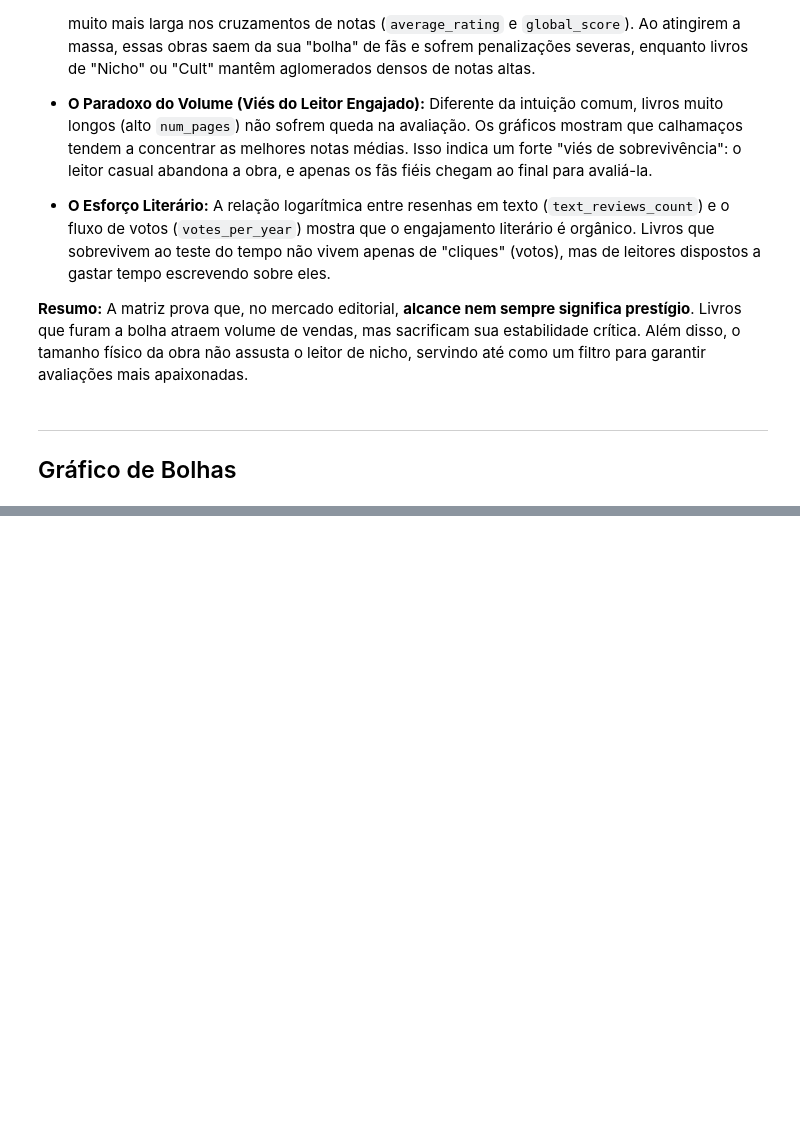
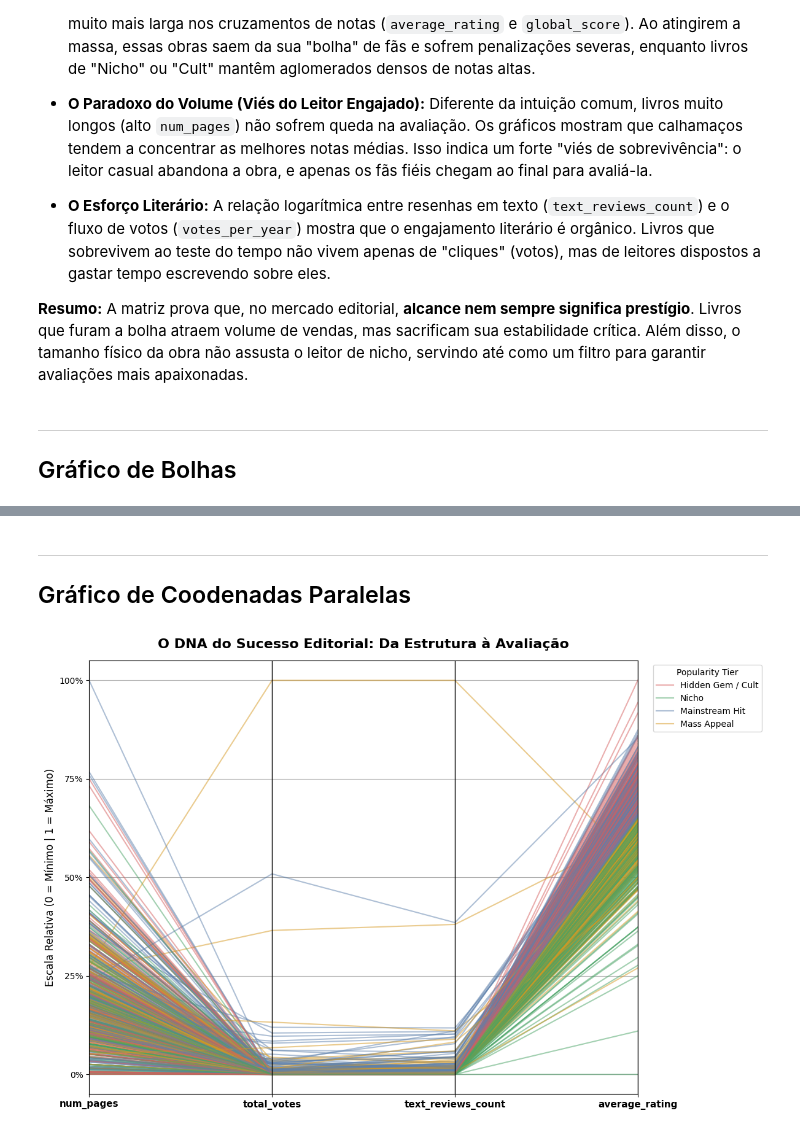
Before and after one commit to AleCecilio/entertainment_industry_performance_analysis, a Jupyter notebook: notebooks/11_eda_multivariada_books.ipynb, the cells around one changed output, grey strips where cells are left out. Saved outputs shown, nothing was run; the diff lists cells and outputs as text; code cells hidden in the pictures; blank space fills up the shorter version.

```diff
--- a/notebooks/11_eda_multivariada_books.ipynb
+++ b/notebooks/11_eda_multivariada_books.ipynb
@@ -165,0 +197,15 @@ graf.grafico_bubble_multivariado(
+# %% [markdown]
+---
+## Gráfico de Coodenadas Paralelas
+# %%
+minha_paleta = ['#D65F5F', '#48A365', '#5E81AC', '#D79921']
+graf.grafico_coordenadas_paralelas(
+    df_plot=df_books,
+    colunas_jornada=['num_pages', 'total_votes', 'text_reviews_count', 'average_rating'],
+    coluna_categoria='popularity_tier',
+    titulo="O DNA do Sucesso Editorial: Da Estrutura à Avaliação",
+    palette=minha_paleta,
+    amostra=800
+)
+# %% [output]
+[figure, added]
```
Also changed, not shown: parts of 4 cells of this notebook, 2 other files.
